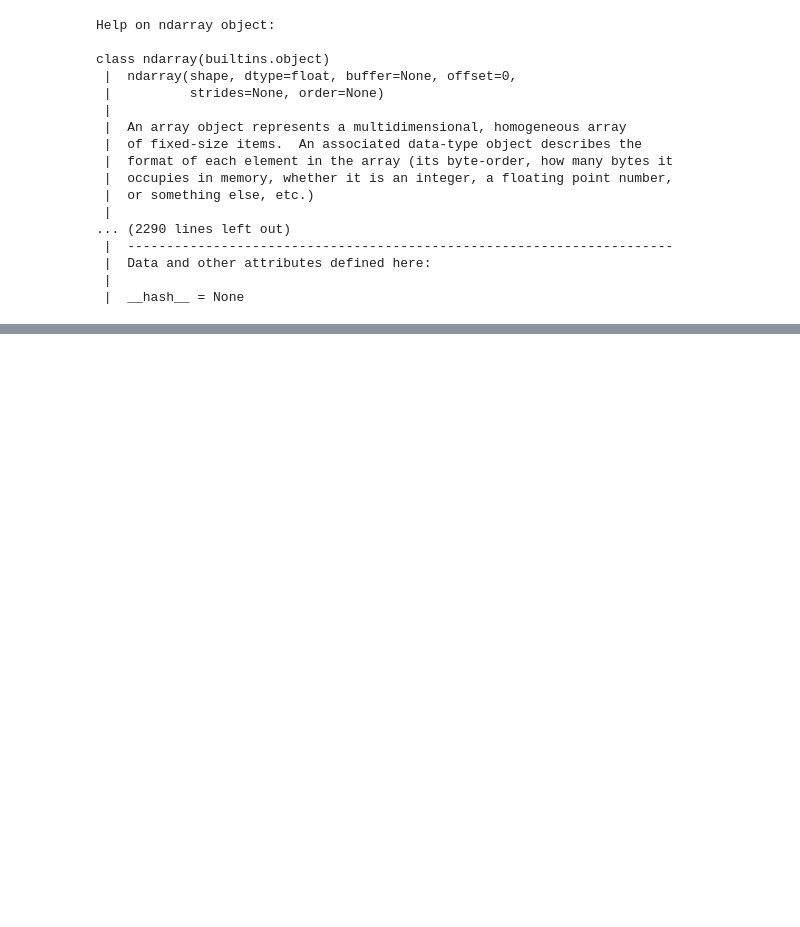
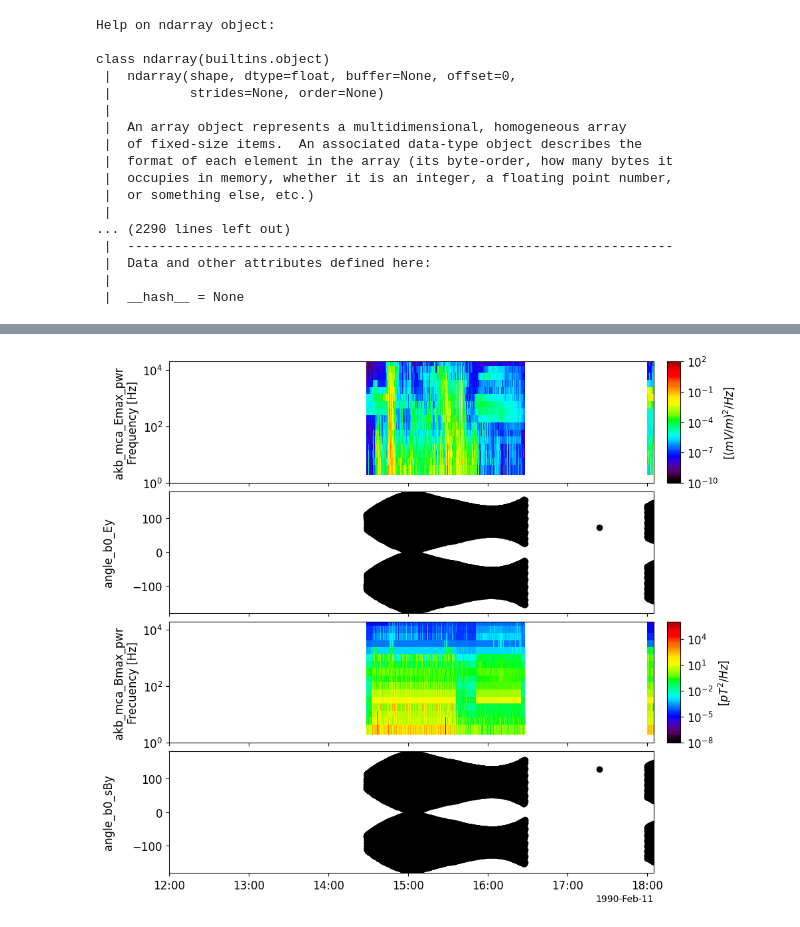
Before and after one commit to shuji-onosawa/akebono_analysis, a Jupyter notebook: src/ishigaya_extend.ipynb, the cells around one changed output, grey strips where cells are left out. Saved outputs shown, nothing was run; the diff lists cells and outputs as text; code cells hidden in the pictures; blank space fills up the shorter version.

Commit message:
add the part of  wave property analysis with mca and mgf

```diff
--- a/src/ishigaya_extend.ipynb
+++ b/src/ishigaya_extend.ipynb
@@ -929,0 +932,5 @@ class ndarray(builtins.object)
+# %%
+from calc_pwr_matrix_angle_vs_freq import make_wave_mgf_dataset
+date = '1990-2-11'
+ds = make_wave_mgf_dataset(date=date, mca_datatype='pwr')
+ds
@@ -929,0 +977,17 @@ class ndarray(builtins.object)
+# %%
+angle_b0_Ey = ds['angle_b0_Ey']
+akb_mca_Emax = ds['akb_mca_Emax_pwr']
+angle_b0_sBy = ds['angle_b0_sBy']
+akb_mca_Bmax = ds['akb_mca_Bmax_pwr']
+
+pytplot.store_data('angle_b0_Ey', data={'x':angle_b0_Ey['Epoch'].data, 'y':angle_b0_Ey.data})
+pytplot.store_data('angle_b0_sBy', data={'x':angle_b0_sBy['Epoch'].data, 'y':angle_b0_sBy.data})
+
+pytplot.options('angle_b0_Ey', opt_dict={'yrange':[-180, 180], 'marker':'o', 'line_style':'none'})
+pytplot.options('angle_b0_sBy', opt_dict={'yrange':[-180, 180], 'marker':'o', 'line_style':'none'})
+
+pytplot.tlimit(['1990-02-11 18:05:00', '1990-02-11 18:10:00'])
+pytplot.tplot(['akb_mca_Emax_pwr', 'angle_b0_Ey', 'akb_mca_Bmax_pwr', 'angle_b0_sBy'],
+              xsize=10, ysize=10)
+# %% [output]
+[figure, added]
```
Also changed, not shown: parts of 6 cells of this notebook, 2 other files.
